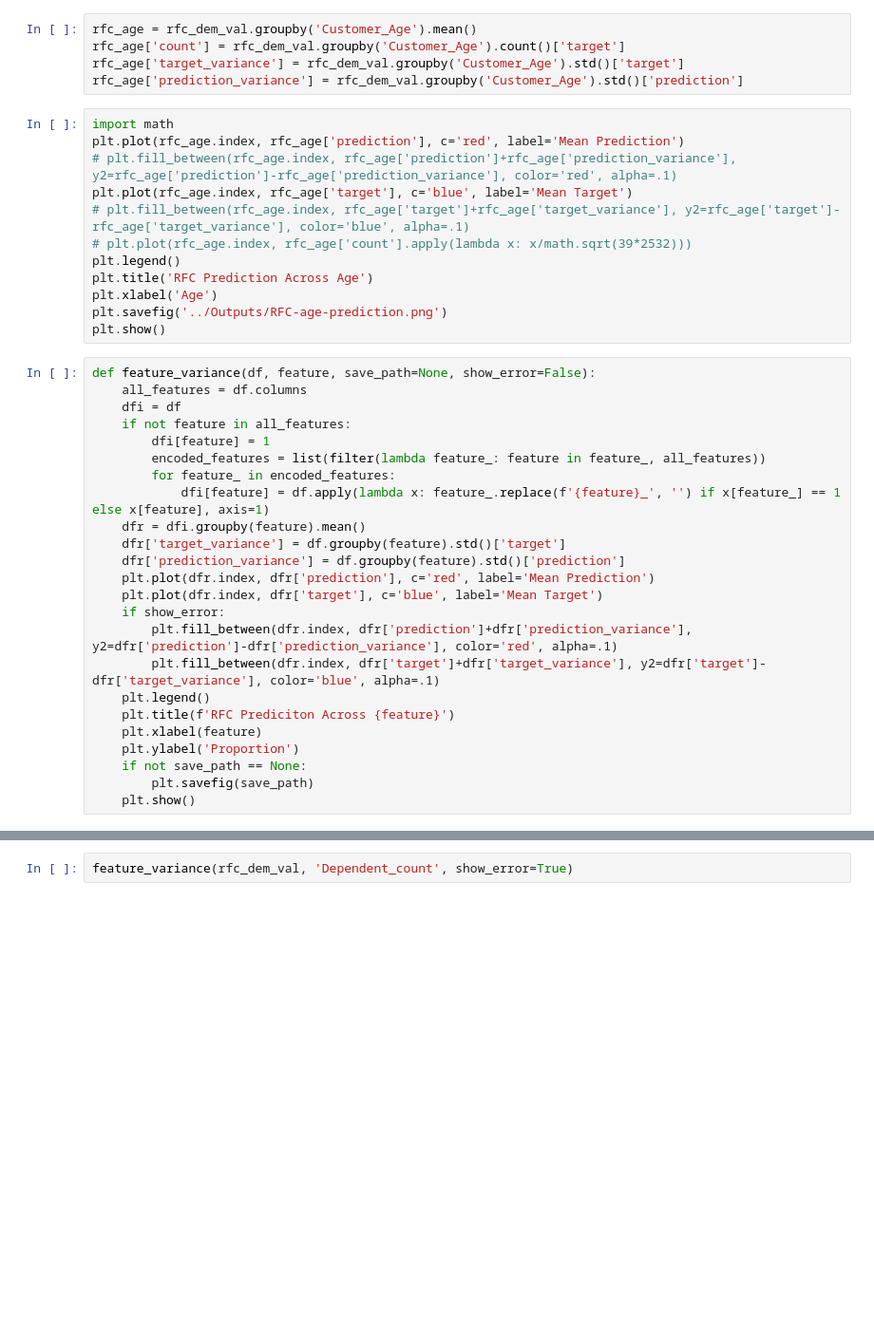
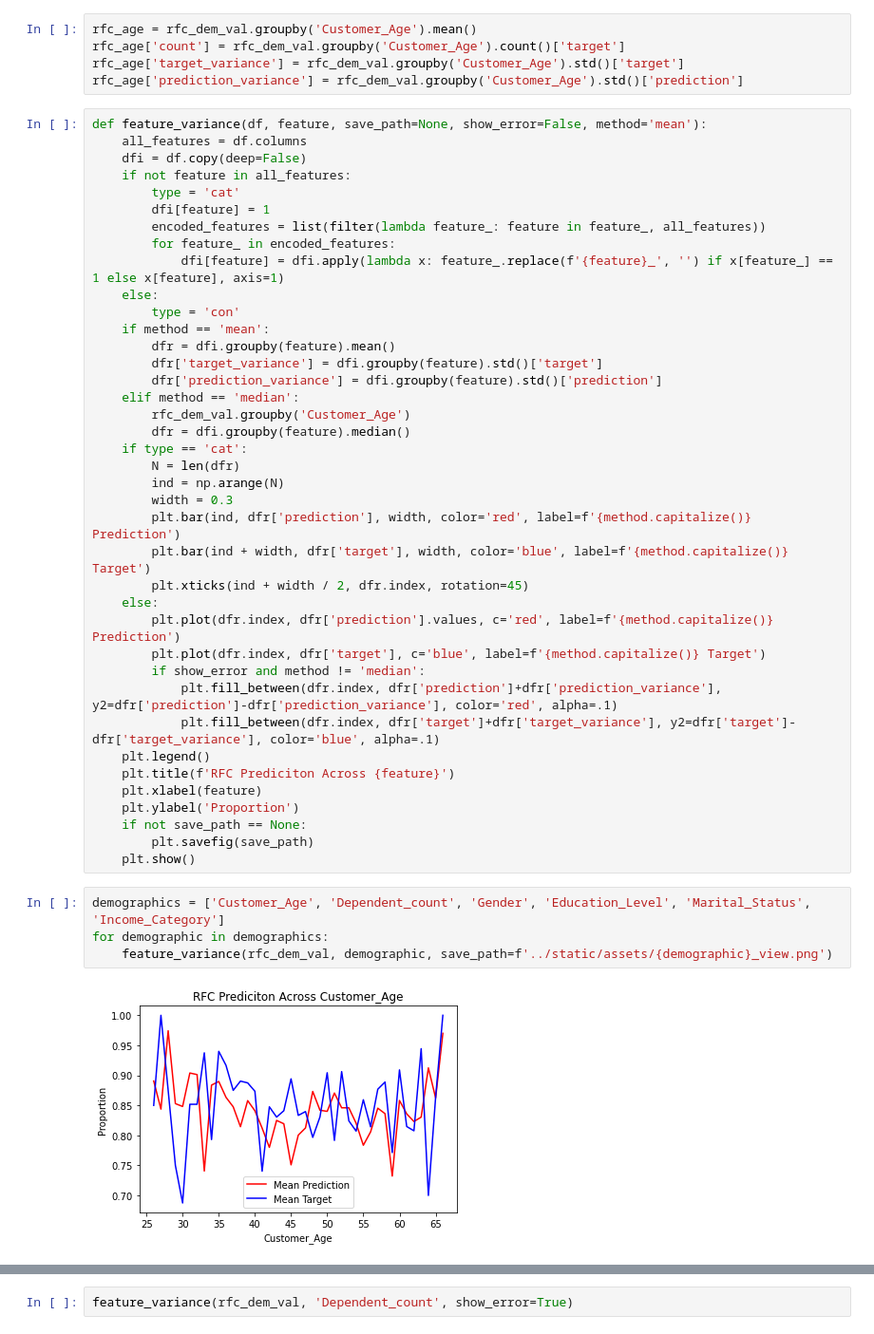
Before and after one commit to asundquistdavis/credit-churn-prediction, a Jupyter notebook: Analysis/random-forest-classifier.ipynb, the cells around one changed output, grey strips where cells are left out. Shown: that part at 95% size. Saved outputs shown, nothing was run; the diff lists cells and outputs as text; blank space fills up the shorter version.

```diff
--- a/Analysis/random-forest-classifier.ipynb
+++ b/Analysis/random-forest-classifier.ipynb
@@ -126,35 +202,38 @@ rfc_age = rfc_dem_val.groupby('Customer_Age').mean()
 rfc_age['count'] = rfc_dem_val.groupby('Customer_Age').count()['target']
 rfc_age['target_variance'] = rfc_dem_val.groupby('Customer_Age').std()['target']
 rfc_age['prediction_variance'] = rfc_dem_val.groupby('Customer_Age').std()['prediction']
-# %%
-import math
-plt.plot(rfc_age.index, rfc_age['prediction'], c='red', label='Mean Prediction')
-# plt.fill_between(rfc_age.index, rfc_age['prediction']+rfc_age['prediction_variance'], y2=rfc_age['prediction']-rfc_age['prediction_variance'], color='red', alpha=.1)
-plt.plot(rfc_age.index, rfc_age['target'], c='blue', label='Mean Target')
-# plt.fill_between(rfc_age.index, rfc_age['target']+rfc_age['target_variance'], y2=rfc_age['target']-rfc_age['target_variance'], color='blue', alpha=.1)
-# plt.plot(rfc_age.index, rfc_age['count'].apply(lambda x: x/math.sqrt(39*2532)))
-plt.legend()
-plt.title('RFC Prediction Across Age')
-plt.xlabel('Age')
-plt.savefig('../Outputs/RFC-age-prediction.png')
-plt.show()
 # %%
-def feature_variance(df, feature, save_path=None, show_error=False):
+def feature_variance(df, feature, save_path=None, show_error=False, method='mean'):
     all_features = df.columns
-    dfi = df
+    dfi = df.copy(deep=False)
     if not feature in all_features:
+        type = 'cat'
         dfi[feature] = 1
         encoded_features = list(filter(lambda feature_: feature in feature_, all_features))
         for feature_ in encoded_features:
-            dfi[feature] = df.apply(lambda x: feature_.replace(f'{feature}_', '') if x[feature_] == 1 else x[feature], axis=1)
-    dfr = dfi.groupby(feature).mean()
-    dfr['target_variance'] = df.groupby(feature).std()['target']
-    dfr['prediction_variance'] = df.groupby(feature).std()['prediction']
-    plt.plot(dfr.index, dfr['prediction'], c='red', label='Mean Prediction')
-    plt.plot(dfr.index, dfr['target'], c='blue', label='Mean Target')
-    if show_error:
-        plt.fill_between(dfr.index, dfr['prediction']+dfr['prediction_variance'], y2=dfr['prediction']-dfr['prediction_variance'], color='red', alpha=.1)
-        plt.fill_between(dfr.index, dfr['target']+dfr['target_variance'], y2=dfr['target']-dfr['target_variance'], color='blue', alpha=.1)
+            dfi[feature] = dfi.apply(lambda x: feature_.replace(f'{feature}_', '') if x[feature_] == 1 else x[feature], axis=1)
+    else:
+        type = 'con'
+    if method == 'mean':
+        dfr = dfi.groupby(feature).mean()
+        dfr['target_variance'] = dfi.groupby(feature).std()['target']
+        dfr['prediction_variance'] = dfi.groupby(feature).std()['prediction']
+    elif method == 'median':
+        rfc_dem_val.groupby('Customer_Age')
+        dfr = dfi.groupby(feature).median()
+    if type == 'cat':
+        N = len(dfr)
+        ind = np.arange(N)
+        width = 0.3
+        plt.bar(ind, dfr['prediction'], width, color='red', label=f'{method.capitalize()} Prediction')
+        plt.bar(ind + width, dfr['target'], width, color='blue', label=f'{method.capitalize()} Target')
+        plt.xticks(ind + width / 2, dfr.index, rotation=45)
+    else:
+        plt.plot(dfr.index, dfr['prediction'].values, c='red', label=f'{method.capitalize()} Prediction')
+        plt.plot(dfr.index, dfr['target'], c='blue', label=f'{method.capitalize()} Target')
+        if show_error and method != 'median':
+            plt.fill_between(dfr.index, dfr['prediction']+dfr['prediction_variance'], y2=dfr['prediction']-dfr['prediction_variance'], color='red', alpha=.1)
+            plt.fill_between(dfr.index, dfr['target']+dfr['target_variance'], y2=dfr['target']-dfr['target_variance'], color='blue', alpha=.1)
     plt.legend()
     plt.title(f'RFC Prediciton Across {feature}')
     plt.xlabel(feature)
@@ -162,3 +241,9 @@ def feature_variance(df, feature, save_path=None, show_error=False):
     if not save_path == None:
         plt.savefig(save_path)
     plt.show()
+# %%
+demographics = ['Customer_Age', 'Dependent_count', 'Gender', 'Education_Level', 'Marital_Status', 'Income_Category']
+for demographic in demographics:
+    feature_variance(rfc_dem_val, demographic, save_path=f'../static/assets/{demographic}_view.png')
+# %% [output]
+[figure, added]
```
Also changed, not shown: parts of 27 cells of this notebook, 21 other files.
